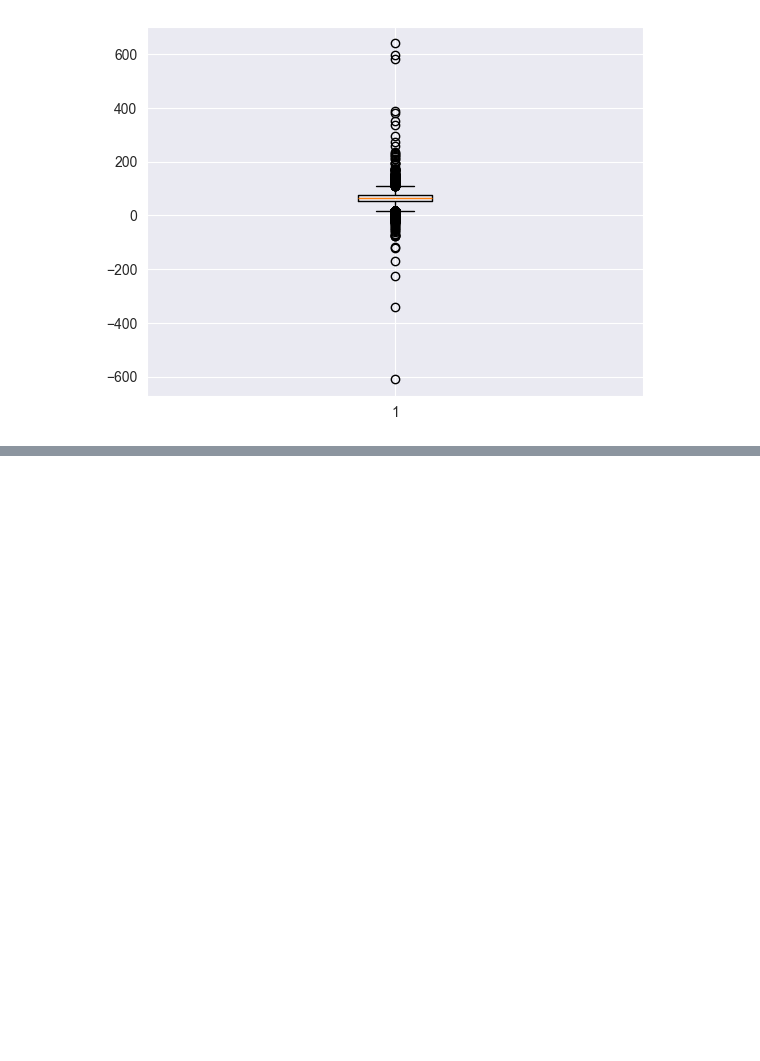
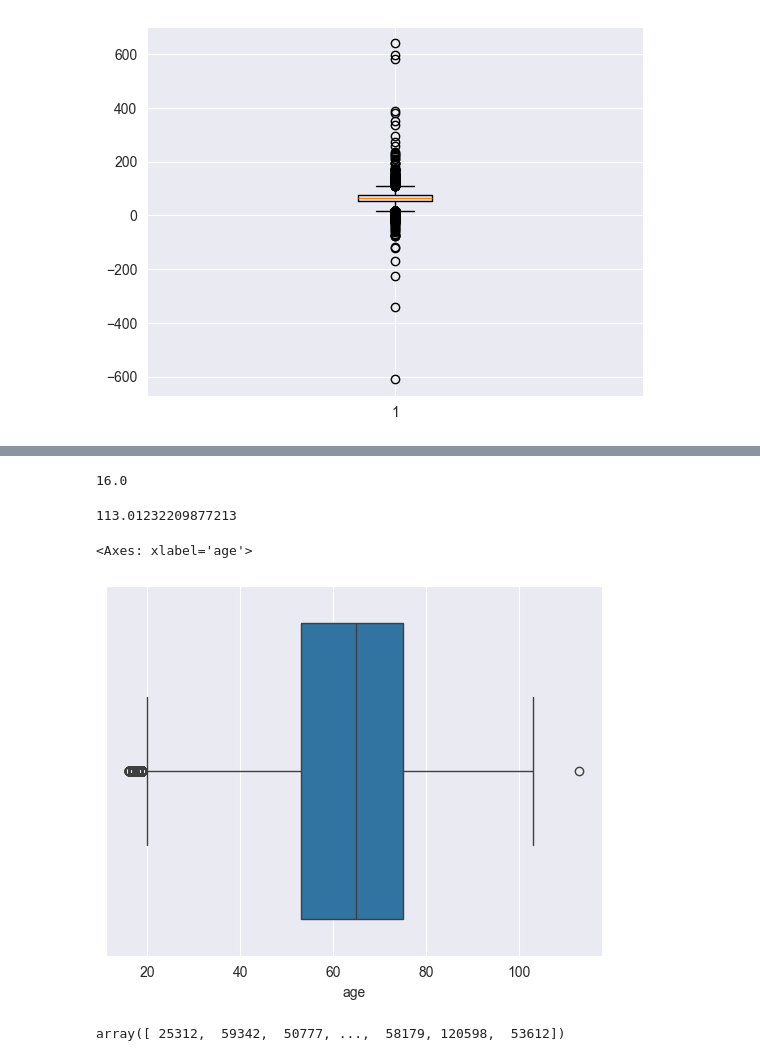
Before and after one commit to BVishal-Geek/Patient-Survival-Prediction---Dash-Visualization, a Jupyter notebook: src/main.ipynb, the cells around one changed output, grey strips where cells are left out. Drawn from its saved outputs; the diff is of its cells as text; code cells hidden in the pictures; blank space fills up the shorter version.

```diff
--- a/src/main.ipynb
+++ b/src/main.ipynb
@@ -325,0 +323,4 @@ plt.boxplot(df_copy['age'])
+# %%
+for cols in df.columns:
+    if df[cols].isna().sum()/len(df)> 0.40:
+        df = df.drop(cols, axis=1)
@@ -325,0 +385,17 @@ plt.boxplot(df_copy['age'])
+# %%
+df_copy['age'].min()
+# %% [output]
+16.0
+# %%
+df_copy['age'].max()
+# %% [output]
+113.01232209877213
+# %%
+sns.boxplot(df_copy, x='age')
+# %% [output]
+<Axes: xlabel='age'>
+[figure, added]
+# %%
+df_copy['patient_id'].unique()
+# %% [output]
+array([ 25312,  59342,  50777, ...,  58179, 120598,  53612])
```
Also changed, not shown: parts of 8 cells of this notebook.
